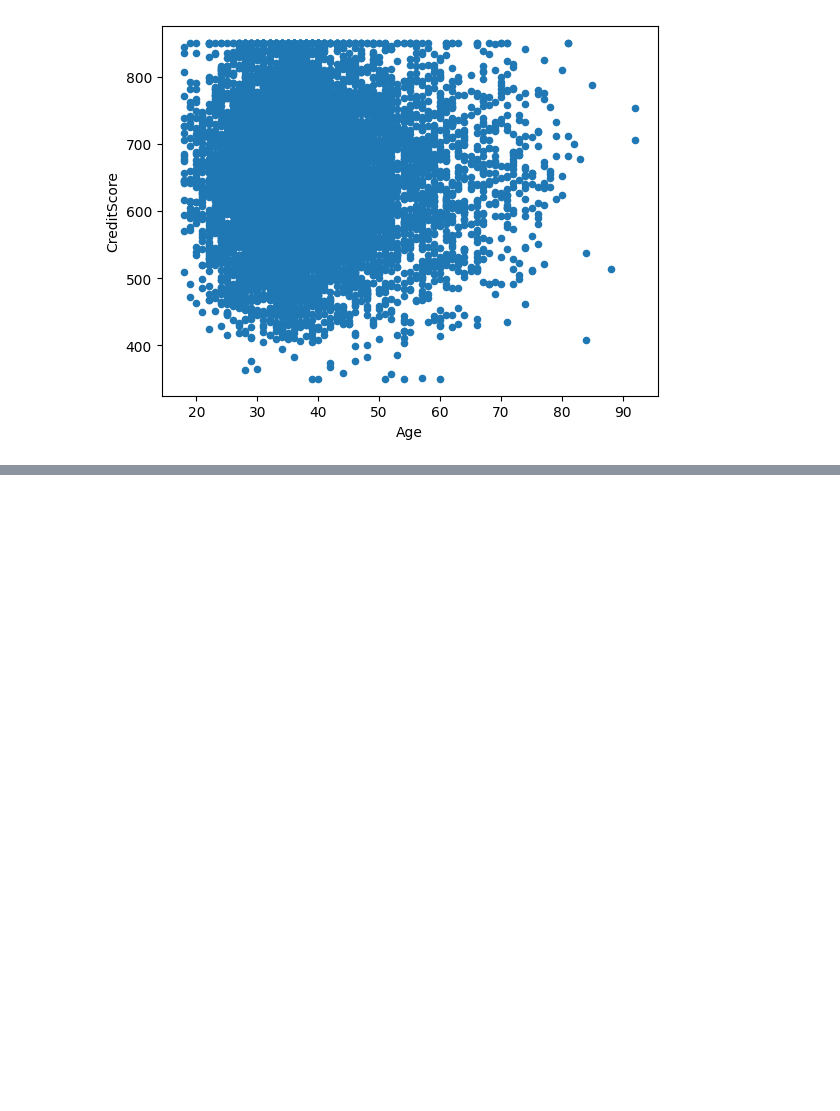
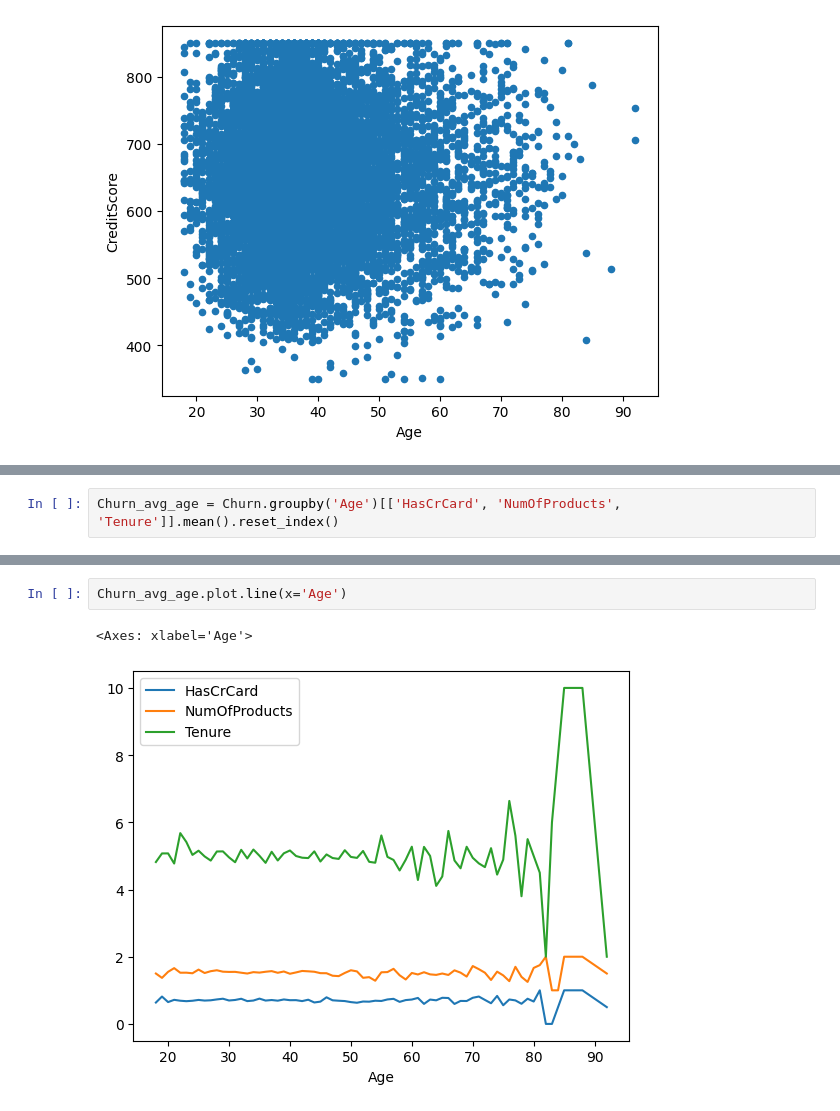
Before and after one commit to dustyAlgo/Covid-19, a Jupyter notebook: data_viz.ipynb, the cells around one changed output, grey strips where cells are left out. Drawn from its saved outputs; the diff is of its cells as text; blank space fills up the shorter version.

```diff
--- a/data_viz.ipynb
+++ b/data_viz.ipynb
@@ -52,0 +54,2 @@ AttributeError: module 'matplotlib.pyplot' has no attribute 'sample'
+# %%
+Churn_avg_age = Churn.groupby('Age')[['HasCrCard', 'NumOfProducts', 'Tenure']].mean().reset_index()
@@ -52,0 +72,5 @@ AttributeError: module 'matplotlib.pyplot' has no attribute 'sample'
+# %%
+Churn_avg_age.plot.line(x='Age')
+# %% [output]
+<Axes: xlabel='Age'>
+[figure, added]
```
Also changed, not shown: parts of 5 cells of this notebook, 1 other file.
